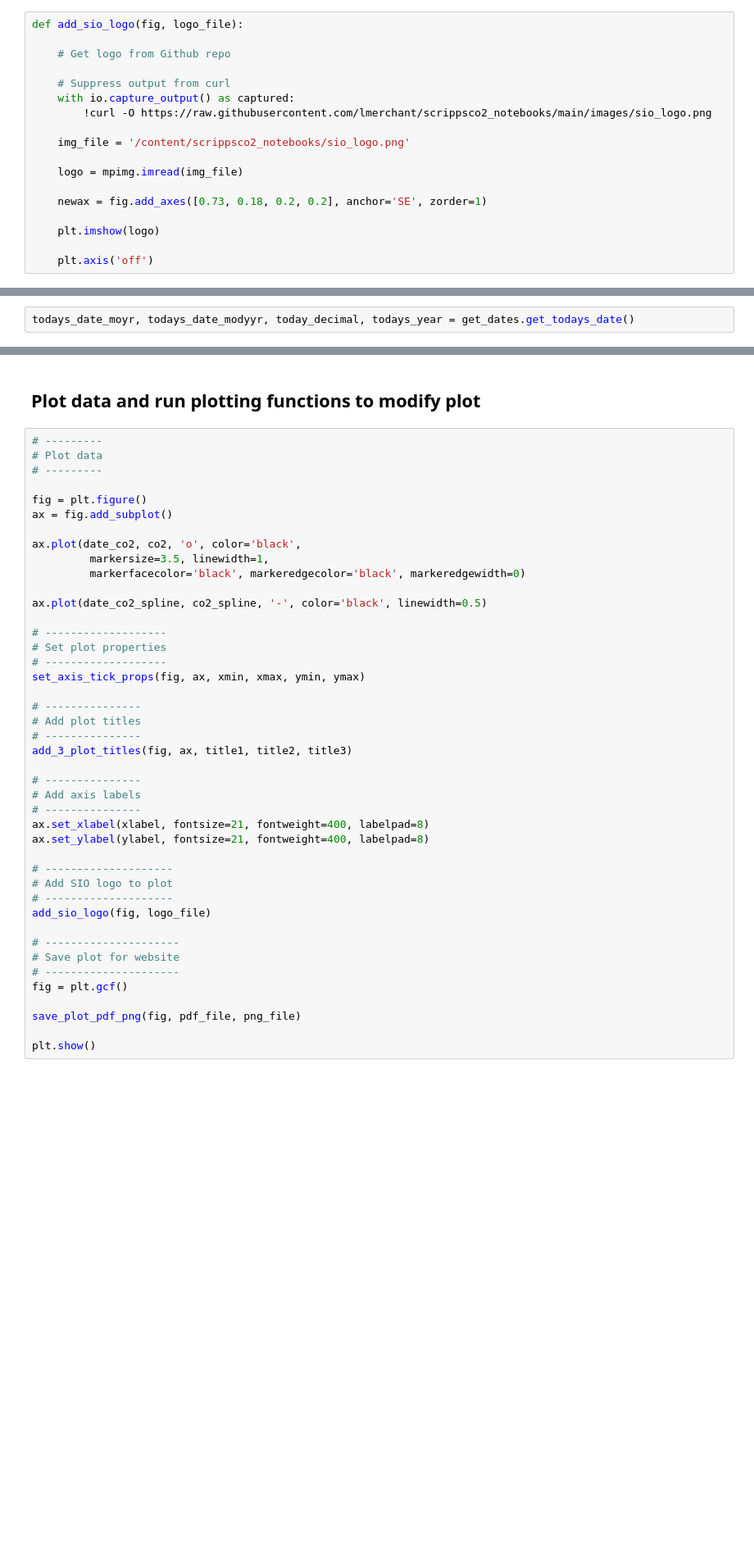
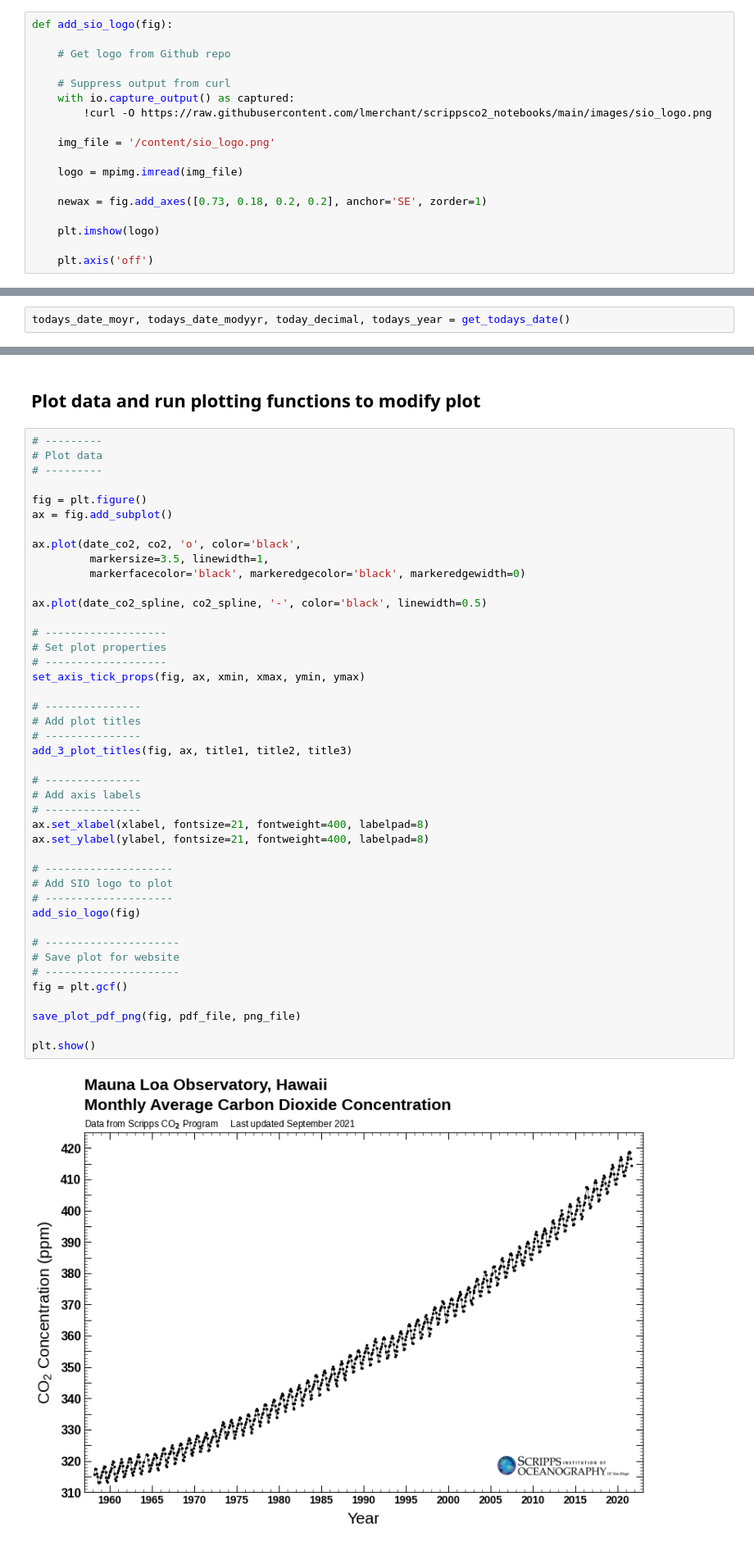
Before and after one commit to lmerchant/scrippsco2_notebooks, a Jupyter notebook: notebooks/plot_full_mlo_record.ipynb, the cells around one changed output, grey strips where cells are left out. Shown at 82% size. Drawn from its saved outputs; the diff is of its cells as text; blank space fills up the shorter version.

```diff
--- a/notebooks/plot_full_mlo_record.ipynb
+++ b/notebooks/plot_full_mlo_record.ipynb
@@ -225,7 +233,7 @@ def set_axis_tick_props(fig, ax, xmin, xmax, ymin, ymax):
 # %% [markdown]
 ### Get SIO logo
 # %%
-def add_sio_logo(fig, logo_file):
+def add_sio_logo(fig):
 
     # Get logo from Github repo
 
@@ -233,7 +241,7 @@ def add_sio_logo(fig, logo_file):
     with io.capture_output() as captured:
         !curl -O https://raw.githubusercontent.com/lmerchant/scrippsco2_notebooks/main/images/sio_logo.png
 
-    img_file = '/content/scrippsco2_notebooks/sio_logo.png'
+    img_file = '/content/sio_logo.png'
 
     logo = mpimg.imread(img_file)
 
@@ -274,7 +282,7 @@ def save_plot_pdf_png(fig, pdf_file, png_file):
 # %% [markdown]
 ### Get todays date
 # %%
-todays_date_moyr, todays_date_modyyr, today_decimal, todays_year = get_dates.get_todays_date()
+todays_date_moyr, todays_date_modyyr, today_decimal, todays_year = get_todays_date()
 # %% [markdown]
 ### Set plot limits
 # %%
@@ -309,34 +317,36 @@ ax.plot(date_co2, co2, 'o', color='black',
 ax.plot(date_co2_spline, co2_spline, '-', color='black', linewidth=0.5)
 
 # -------------------
 # Set plot properties
 # -------------------
 set_axis_tick_props(fig, ax, xmin, xmax, ymin, ymax)
 
 # ---------------
 # Add plot titles
 # ---------------
 add_3_plot_titles(fig, ax, title1, title2, title3)
 
 # ---------------
 # Add axis labels
 # ---------------
 ax.set_xlabel(xlabel, fontsize=21, fontweight=400, labelpad=8)
 ax.set_ylabel(ylabel, fontsize=21, fontweight=400, labelpad=8)
 
 # --------------------
 # Add SIO logo to plot
 # --------------------
-add_sio_logo(fig, logo_file)
+add_sio_logo(fig)
 
 # ---------------------
 # Save plot for website
 # ---------------------
 fig = plt.gcf()
 
 save_plot_pdf_png(fig, pdf_file, png_file)
 
 plt.show()
+# %% [output]
+[figure, added]
 # %% [markdown]
 ## Download Plots (pdf & png)
 # %%
```
Also changed, not shown: parts of 11 cells of this notebook.
